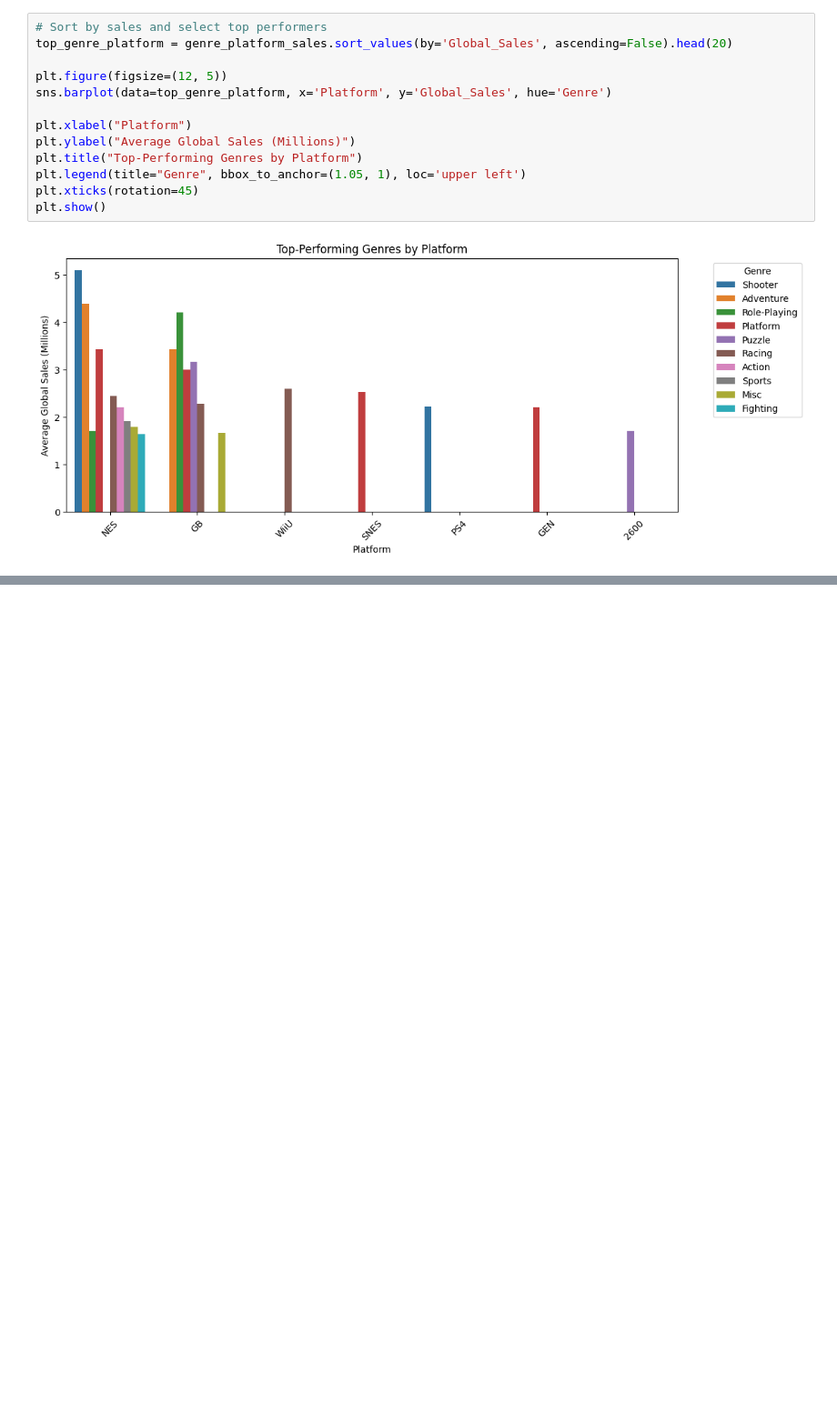
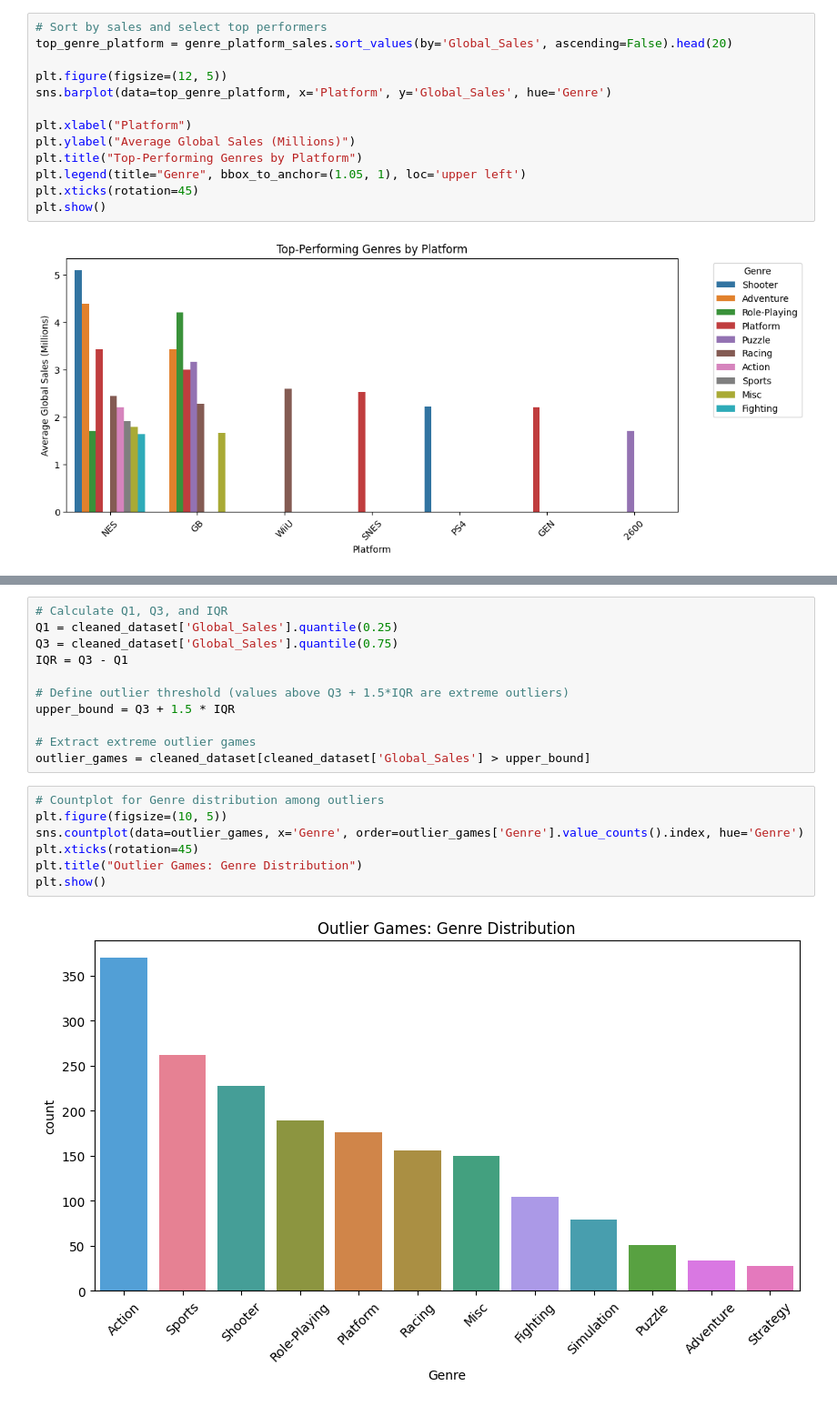
Before and after one commit to Darknight47/Data-Science-Projects-03, a Jupyter notebook: Sales_Prediction.ipynb, the cells around one changed output, grey strips where cells are left out. Shown at 91% size. Saved outputs shown, nothing was run; the diff lists cells and outputs as text; blank space fills up the shorter version.

```diff
--- a/Sales_Prediction.ipynb
+++ b/Sales_Prediction.ipynb
@@ -311,0 +322,20 @@ plt.show()
+# %%
+# Calculate Q1, Q3, and IQR
+Q1 = cleaned_dataset['Global_Sales'].quantile(0.25)
+Q3 = cleaned_dataset['Global_Sales'].quantile(0.75)
+IQR = Q3 - Q1
+
+# Define outlier threshold (values above Q3 + 1.5*IQR are extreme outliers)
+upper_bound = Q3 + 1.5 * IQR
+
+# Extract extreme outlier games
+outlier_games = cleaned_dataset[cleaned_dataset['Global_Sales'] > upper_bound]
+# %%
+# Countplot for Genre distribution among outliers
+plt.figure(figsize=(10, 5))
+sns.countplot(data=outlier_games, x='Genre', order=outlier_games['Genre'].value_counts().index, hue='Genre')
+plt.xticks(rotation=45)
+plt.title("Outlier Games: Genre Distribution")
+plt.show()
+# %% [output]
+[figure, added]
```
Also changed, not shown: parts of 4 cells of this notebook.
